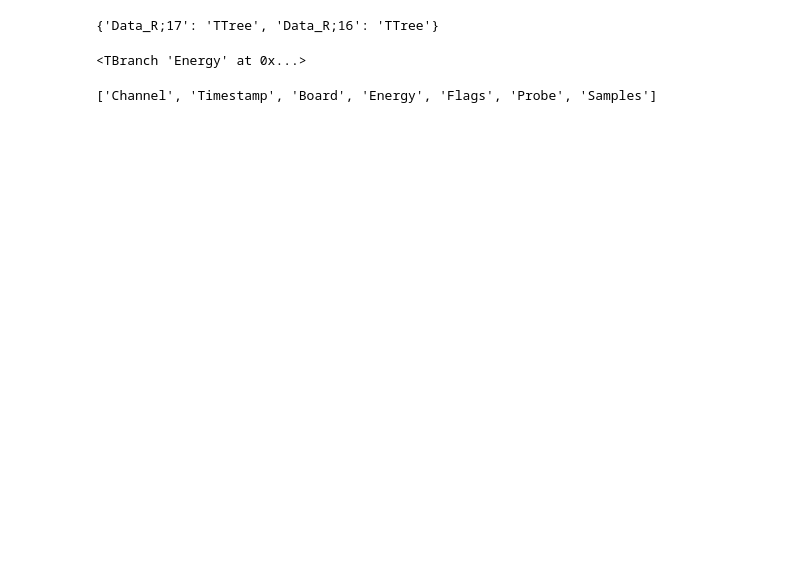
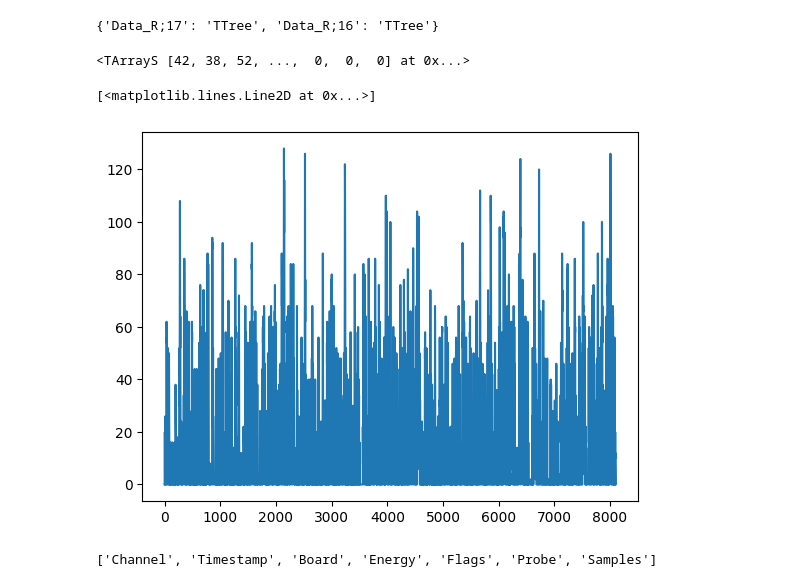
Before and after one commit to arathi-suraj/aramaki-lab-code, a Jupyter notebook: rootfileread.ipynb, the cells around one changed output. Drawn from its saved outputs; the diff is of its cells as text; code cells hidden in the pictures; blank space fills up the shorter version.

```diff
--- a/rootfileread.ipynb
+++ b/rootfileread.ipynb
@@ -11,8 +11,13 @@ file = up.open("DataR_CH0@V2740B_22575_Board10_5V_100Hz_9usrisetime.root")
 file.classnames()
 # %% [output]
 {'Data_R;17': 'TTree', 'Data_R;16': 'TTree'}
-# %%
-file["Data_R;16"]["Energy"]
-# %% [output]
-<TBranch 'Energy' at 0x...>
+# %%
+test_array = file["Data_R;17"]["Samples"]
+array2 = test_array.array(library="np")
+print(array2[0])
+plt.plot(array2[89009])
+# %% [output]
+<TArrayS [42, 38, 52, ...,  0,  0,  0] at 0x...>
+[<matplotlib.lines.Line2D at 0x...>]
+[figure, added]
 # %%
```
Also changed, not shown: parts of 17 cells of this notebook.
